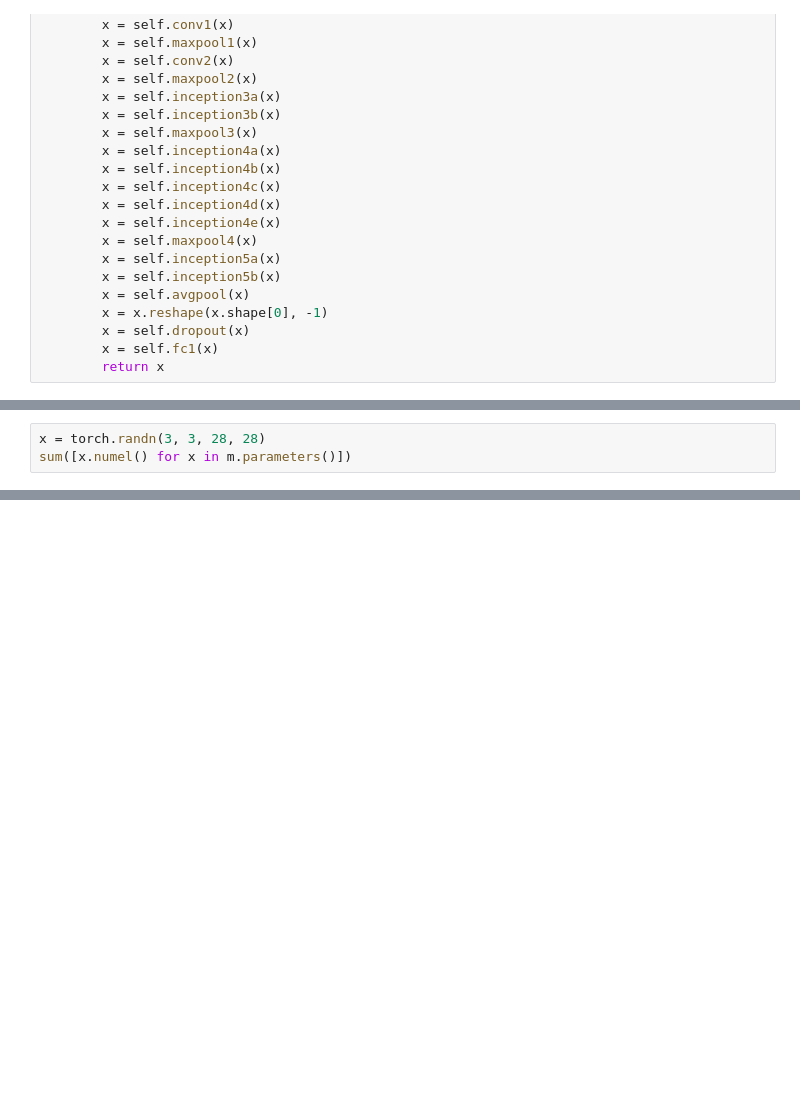
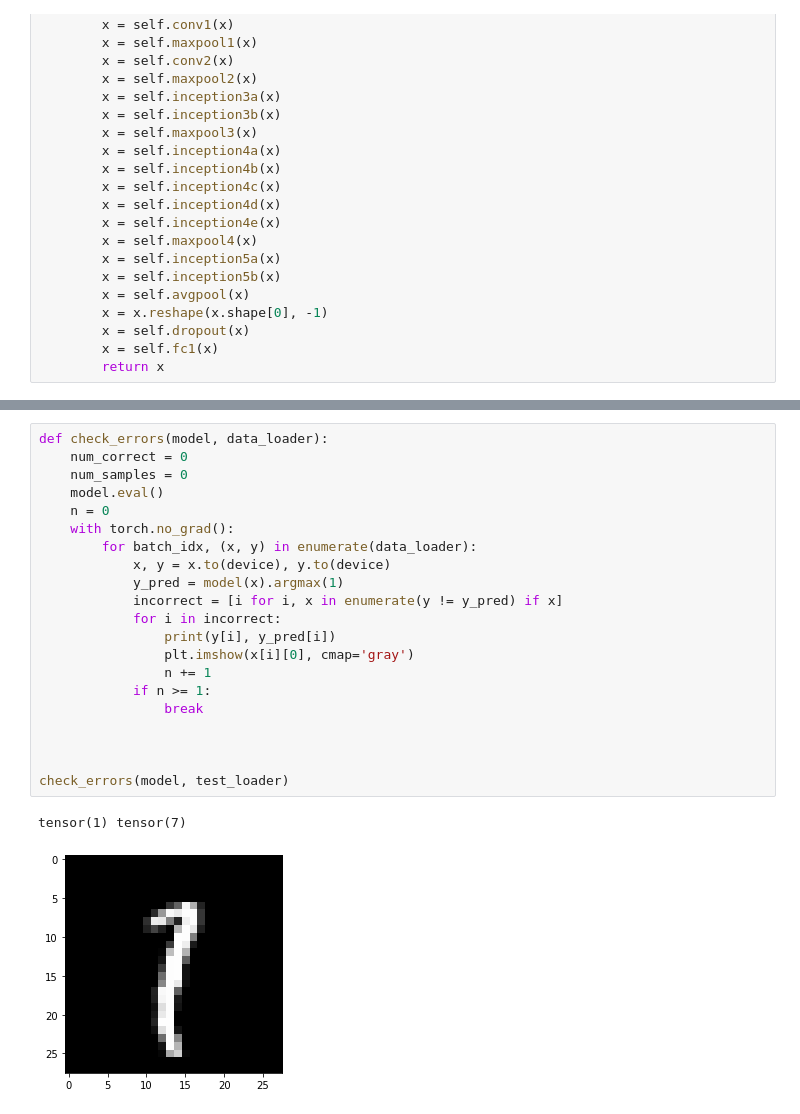
Before and after one commit to noallynoclan/colab, a Jupyter notebook: 201230_inception.ipynb, the cells around one changed output, grey strips where cells are left out. Cells and saved outputs as stored; diff of their text form; blank space fills up the shorter version.

```diff
--- a/201230_inception.ipynb
+++ b/201230_inception.ipynb
@@ -302,3 +305,0 @@ Run data is saved locally in /content/wandb/run-20201231_003851-2x3cipdc
-# %%
-x = torch.randn(3, 3, 28, 28)
-sum([x.numel() for x in m.parameters()])
@@ -409,0 +306,24 @@ Estimated Total Size (MB): 175.16
+# %%
+def check_errors(model, data_loader):
+    num_correct = 0
+    num_samples = 0
+    model.eval()
+    n = 0
+    with torch.no_grad():
+        for batch_idx, (x, y) in enumerate(data_loader):
+            x, y = x.to(device), y.to(device)
+            y_pred = model(x).argmax(1)
+            incorrect = [i for i, x in enumerate(y != y_pred) if x]
+            for i in incorrect:
+                print(y[i], y_pred[i])
+                plt.imshow(x[i][0], cmap='gray')
+                n += 1
+            if n >= 1:
+                break
+
+
+
+check_errors(model, test_loader)
+# %% [output]
+tensor(1) tensor(7)
+[figure, added]
```
Also changed, not shown: parts of 5 cells of this notebook.
